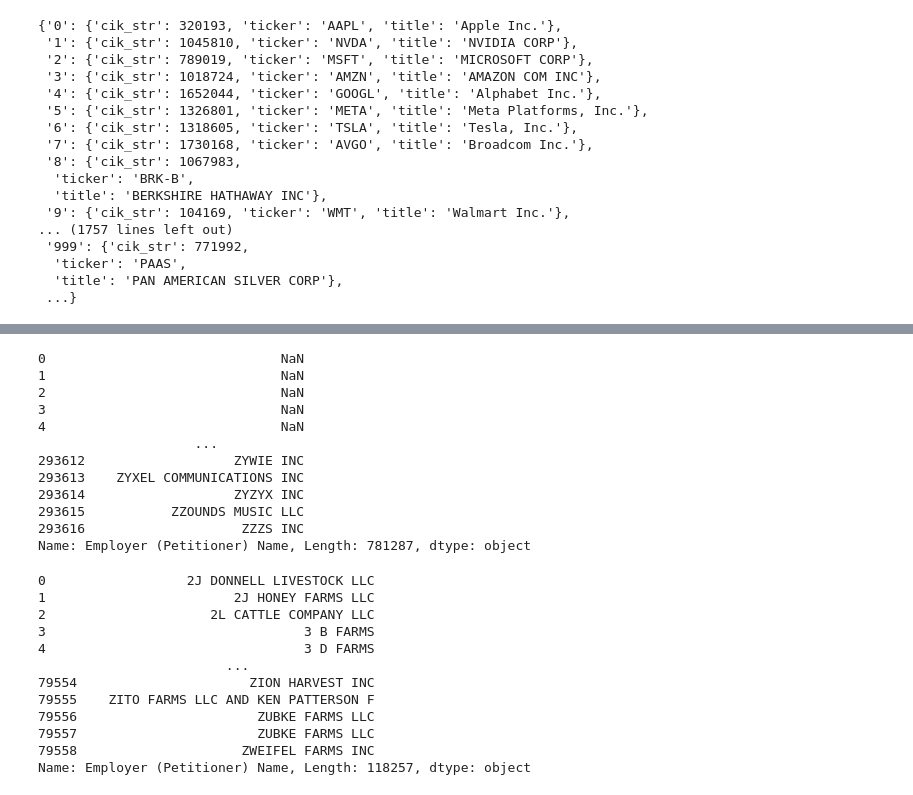
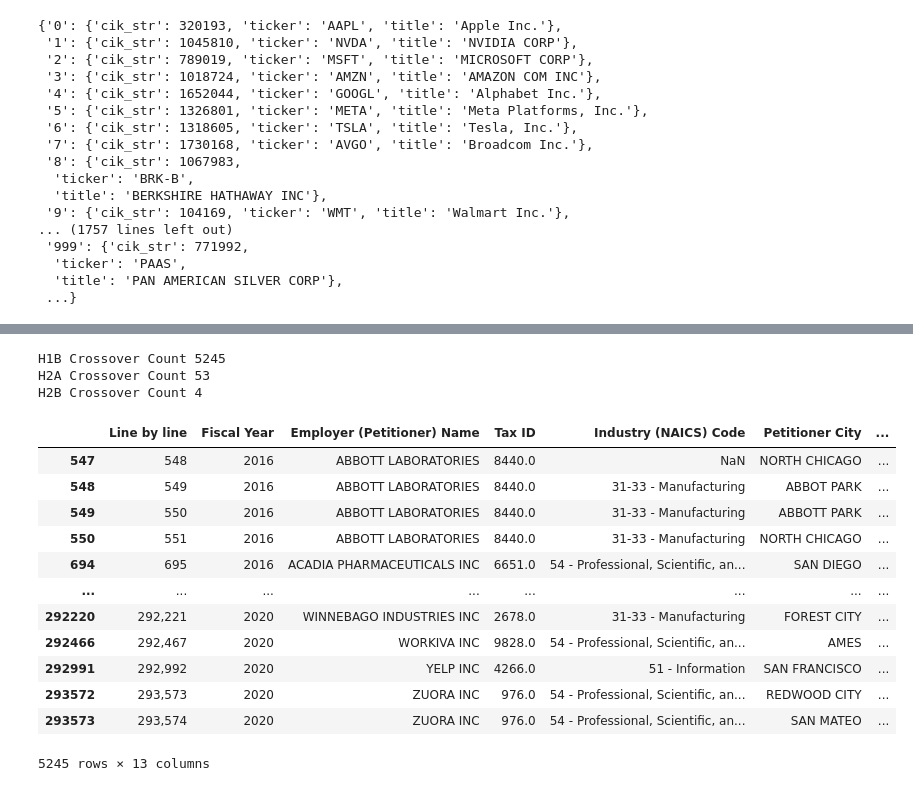
Before and after one commit to 608ohenry/econ570_project, a Jupyter notebook: main.ipynb, the cells around one changed output, grey strips where cells are left out. Drawn from its saved outputs; the diff is of its cells as text; code cells hidden in the pictures.

Commit message:
Found companies that cross over in data sets

```diff
--- a/main.ipynb
+++ b/main.ipynb
@@ -89,0 +113,2 @@ df_h2b = pd.concat([df_h2b_a, df_h2b_b], axis=0)
+# %%
+titles = [company['title'].upper() for company in data.values()]
@@ -90,30 +122,29 @@ df_h2b = pd.concat([df_h2b_a, df_h2b_b], axis=0)
+# %%
+pattern = r'[^\w\s]'
+df_h1b['employer'] = df_h1b['Employer (Petitioner) Name'].str.upper()
+df_h2a['employer'] = df_h2a['Employer (Petitioner) Name'].str.upper()
+df_h2b['employer'] = df_h2b['Employer (Petitioner) Name'].str.upper()
+# %%
+print('H1B Crossover Count ' + str(sum(df_h1b["employer"].isin(titles))))
+print('H2A Crossover Count ' + str(sum(df_h2a["employer"].isin(titles))))
+print('H2B Crossover Count ' + str(sum(df_h2b["employer"].isin(titles))))
+# %% [output]
+H1B Crossover Count 5245
+H2A Crossover Count 53
+H2B Crossover Count 4
 # %%
-df_h1b['Employer (Petitioner) Name']
+df_h1b[ df_h1b["Employer (Petitioner) Name"].isin(titles) ]
 # %% [output]
+|  | Line by line | Fiscal Year | Employer (Petitioner) Name | Tax ID | Industry (NAICS) Code | Petitioner City | ... |
+| 547 | 548 | 2016 | ABBOTT LABORATORIES | 8440.0 | NaN | NORTH CHICAGO | ... |
+| 548 | 549 | 2016 | ABBOTT LABORATORIES | 8440.0 | 31-33 - Manufacturing | ABBOT PARK | ... |
+| 549 | 550 | 2016 | ABBOTT LABORATORIES | 8440.0 | 31-33 - Manufacturing | ABBOTT PARK | ... |
+| 550 | 551 | 2016 | ABBOTT LABORATORIES | 8440.0 | 31-33 - Manufacturing | NORTH CHICAGO | ... |
+| 694 | 695 | 2016 | ACADIA PHARMACEUTICALS INC | 6651.0 | 54 - Professional, Scientific, an... | SAN DIEGO | ... |
+| ... | ... | ... | ... | ... | ... | ... | ... |
+| 292220 | 292,221 | 2020 | WINNEBAGO INDUSTRIES INC | 2678.0 | 31-33 - Manufacturing | FOREST CITY | ... |
+| 292466 | 292,467 | 2020 | WORKIVA INC | 9828.0 | 54 - Professional, Scientific, an... | AMES | ... |
+| 292991 | 292,992 | 2020 | YELP INC | 4266.0 | 51 - Information | SAN FRANCISCO | ... |
+| 293572 | 293,573 | 2020 | ZUORA INC | 976.0 | 54 - Professional, Scientific, an... | REDWOOD CITY | ... |
+| 293573 | 293,574 | 2020 | ZUORA INC | 976.0 | 54 - Professional, Scientific, an... | SAN MATEO | ... |
-0                              NaN
-1                              NaN
-2                              NaN
-3                              NaN
-4                              NaN
-                    ...
-293612                   ZYWIE INC
-293613    ZYXEL COMMUNICATIONS INC
-293614                   ZYZYX INC
-293615           ZZOUNDS MUSIC LLC
-293616                    ZZZS INC
-Name: Employer (Petitioner) Name, Length: 781287, dtype: object
+5245 rows × 13 columns
-# %%
-df_h2a['Employer (Petitioner) Name']
-# %% [output]
-0                  2J DONNELL LIVESTOCK LLC
-1                        2J HONEY FARMS LLC
-2                     2L CATTLE COMPANY LLC
-3                                 3 B FARMS
-4                                 3 D FARMS
-                        ...
-79554                      ZION HARVEST INC
-79555    ZITO FARMS LLC AND KEN PATTERSON F
-79556                       ZUBKE FARMS LLC
-79557                       ZUBKE FARMS LLC
-79558                     ZWEIFEL FARMS INC
-Name: Employer (Petitioner) Name, Length: 118257, dtype: object
```
Also changed, not shown: parts of 4 cells of this notebook.
